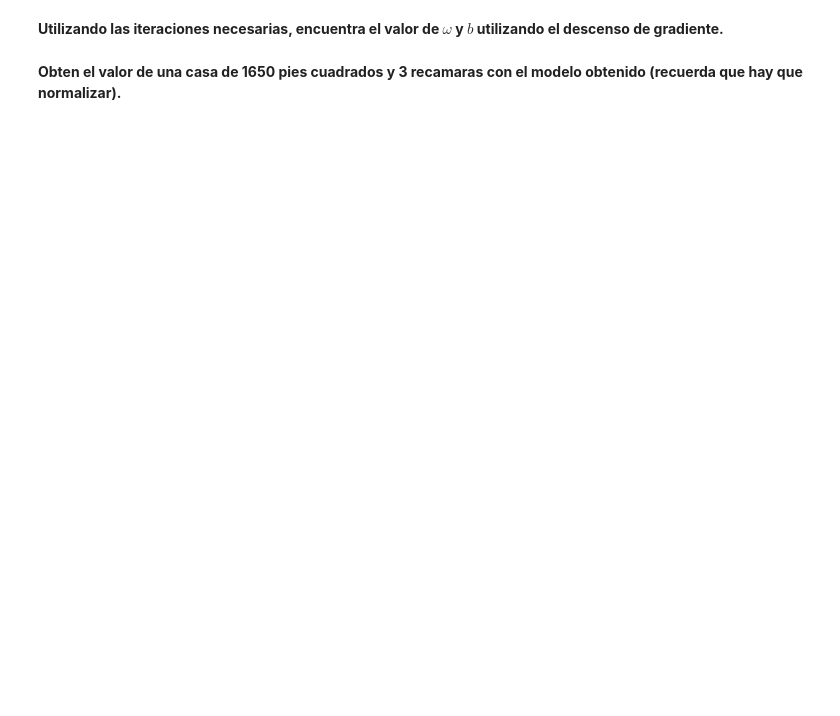
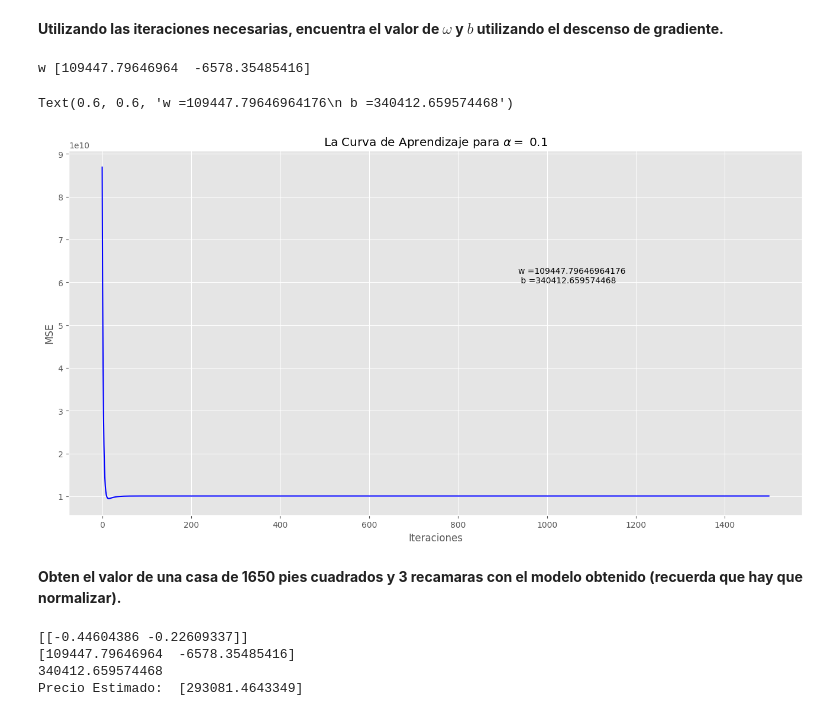
Before and after one commit to LFer-MM/mcd, a Jupyter notebook: machine_learning/reg_lineal_lfmm.ipynb, the cells around one changed output. Cells and saved outputs as stored; diff of their text form; code cells hidden in the pictures; blank space fills up the shorter version.

```diff
--- a/machine_learning/reg_lineal_lfmm.ipynb
+++ b/machine_learning/reg_lineal_lfmm.ipynb
@@ -368,16 +390,22 @@ plt.ylabel('MSE')
 # %% [markdown]
 **Utilizando las iteraciones necesarias, encuentra el valor de $\omega$ y $b$ utilizando el descenso de gradiente.**
 # %%
-num_iters = None
+num_iters = 1500
 
-alpha = None
+alpha = 0.1
 
 w, b, mse_hist = descenso_gradiente_lotes(x_norm, y, w_ini, b_ini, alpha, num_iters)
+
+print("w", w)
 
 plt.title(r"La Curva de Aprendizaje para $\alpha =$ " + str(alpha))
 plt.plot(mse_hist, '-b')
 plt.xlabel('Iteraciones')
 plt.ylabel('MSE')
 plt.figtext(x = 0.6, y = 0.6, s = "w ={}\n b ={}".format(w[0], b))
+# %% [output]
+w [109447.79646964  -6578.35485416]
+Text(0.6, 0.6, 'w =109447.79646964176\n b =340412.659574468')
+[figure, added]
 # %% [markdown]
 **Obten el valor de una casa de 1650 pies cuadrados y 3 recamaras con el modelo obtenido (recuerda que hay que normalizar).**
@@ -391,0 +412,16 @@ print("Precio Estimado: ", y_est)
+# %%
+x_2 = np.array([[1650,3]])
+x_norm = normaliza(x_2, medias, desviaciones)
+
+print(x_norm)
+print(w)
+print(b)
+
+y_est = (x_norm @ w) + b
+
+print("Precio Estimado: ", y_est)
+# %% [output]
+[[-0.44604386 -0.22609337]]
+[109447.79646964  -6578.35485416]
+340412.659574468
+Precio Estimado:  [293081.4643349]
```
Also changed, not shown: parts of 8 cells of this notebook.
